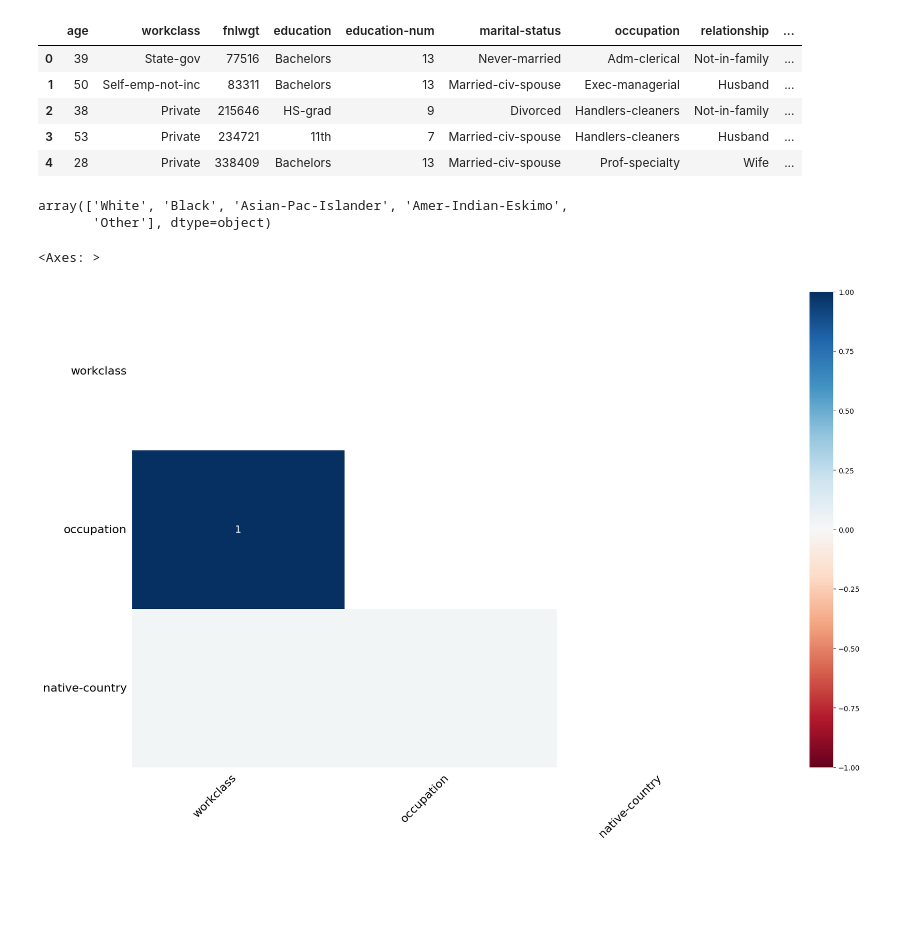
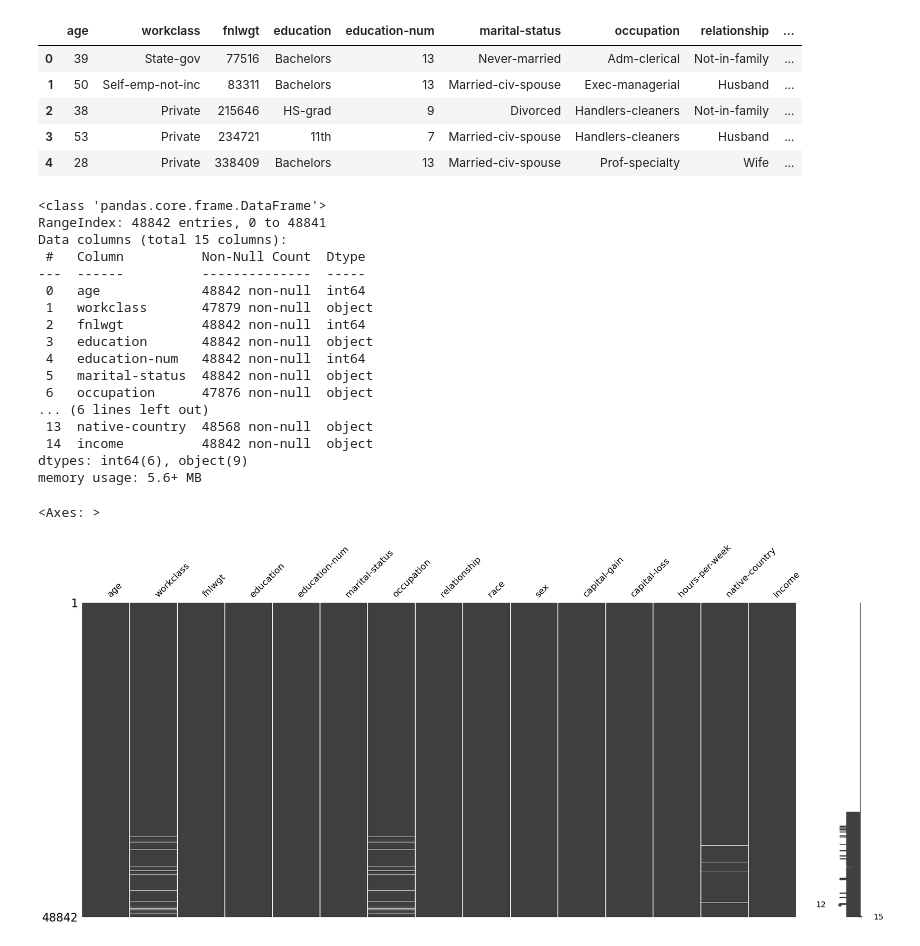
Before and after one commit to dashbikash/aiml-notebooks, a Jupyter notebook: datawrangling/Missing Data Handling.ipynb, the cells around one changed output. Cells and saved outputs as stored; diff of their text form; code cells hidden in the pictures; blank space fills up the shorter version.

Commit message:
data clean

```diff
--- a/datawrangling/Missing Data Handling.ipynb
+++ b/datawrangling/Missing Data Handling.ipynb
@@ -15,12 +15,27 @@ df.head()
 | 3 | 53 | Private | 234721 | 11th | 7 | Married-civ-spouse | Handlers-cleaners | Husband | ... |
 | 4 | 28 | Private | 338409 | Bachelors | 13 | Married-civ-spouse | Prof-specialty | Wife | ... |
 # %%
-df.race.unique()
+df.info()
 # %% [output]
-array(['White', 'Black', 'Asian-Pac-Islander', 'Amer-Indian-Eskimo',
-       'Other'], dtype=object)
+<class 'pandas.core.frame.DataFrame'>
+RangeIndex: 48842 entries, 0 to 48841
+Data columns (total 15 columns):
+ #   Column          Non-Null Count  Dtype
+---  ------          --------------  -----
+ 0   age             48842 non-null  int64
+ 1   workclass       47879 non-null  object
+ 2   fnlwgt          48842 non-null  int64
+ 3   education       48842 non-null  object
+ 4   education-num   48842 non-null  int64
+ 5   marital-status  48842 non-null  object
+ 6   occupation      47876 non-null  object
+... (6 lines left out)
+ 13  native-country  48568 non-null  object
+ 14  income          48842 non-null  object
+dtypes: int64(6), object(9)
+memory usage: 5.6+ MB
 # %%
-msno.heatmap(df)
+msno.matrix(df)
 # %% [output]
 <Axes: >
-[figure, old version]
+[figure, new version]
```
Also changed, not shown: parts of 8 cells of this notebook.
